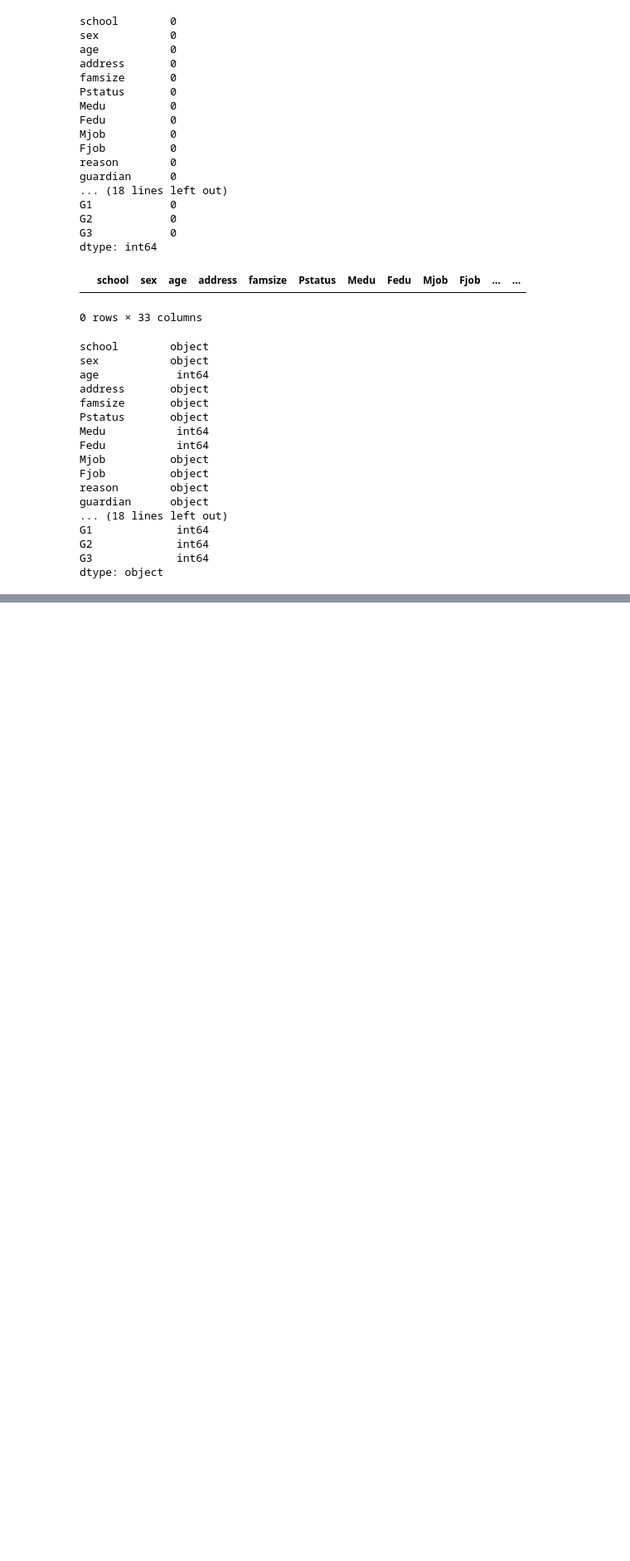
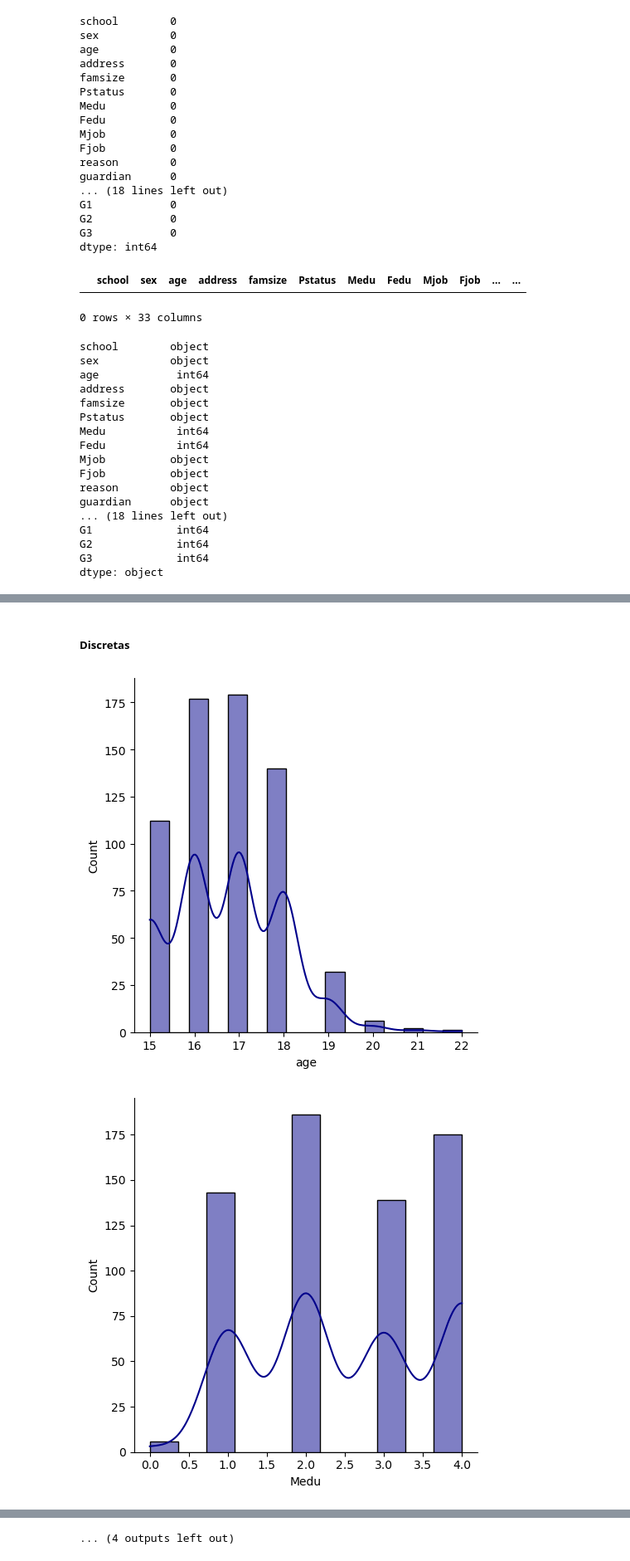
Before and after one commit to duartefrancisco/SLII-ProyectoFinal, a Jupyter notebook: Proyecto.ipynb, the cells around one changed output, grey strips where cells are left out. Shown at 83% size. Drawn from its saved outputs; the diff is of its cells as text; code cells hidden in the pictures; blank space fills up the shorter version.

```diff
--- a/Proyecto.ipynb
+++ b/Proyecto.ipynb
@@ -106,0 +188,8 @@ dataset_original.describe()
+# %% [markdown]
+##### Discretas
+# %%
+for columna in discretas:
+    generarHistogramaDensidad(dataset_original, columna)
+# %% [output]
+[figure, added]
+[figure, added]
@@ -106,0 +206 @@ dataset_original.describe()
+... (4 outputs left out)
```
Also changed, not shown: parts of 11 cells of this notebook.
